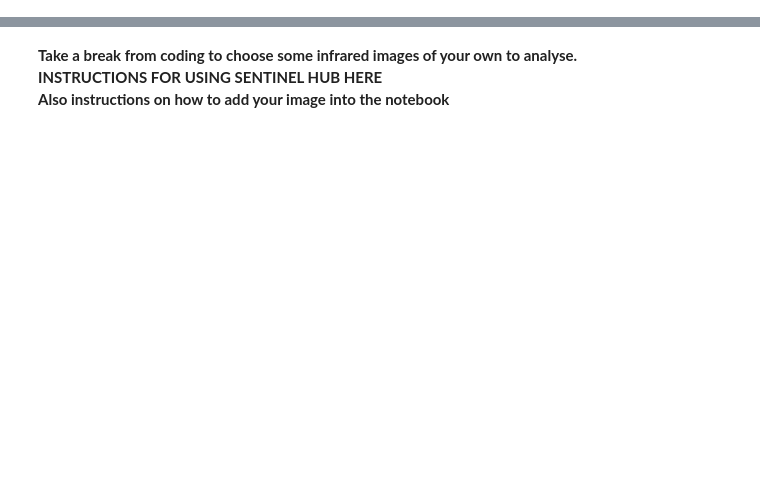
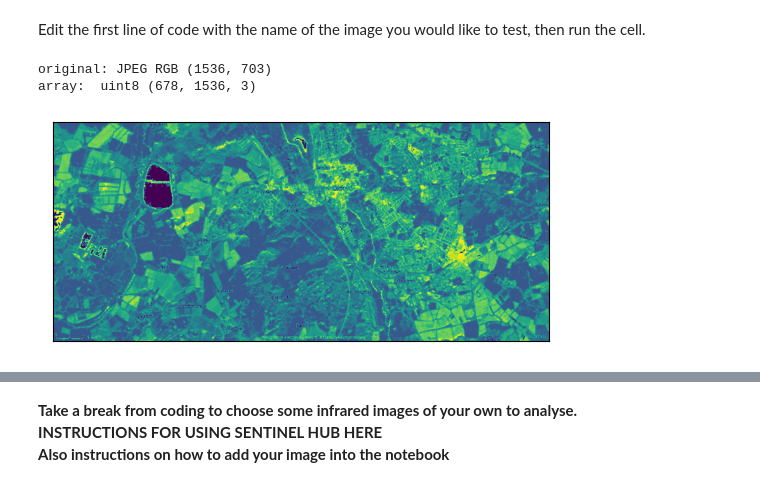
Before and after one commit to hermonochy/satellite-imagery, a Jupyter notebook: content/CCC/CreativeComputingClub.ipynb, the cells around one changed output, grey strips where cells are left out. Saved outputs shown, nothing was run; the diff lists cells and outputs as text; code cells hidden in the pictures; blank space fills up the shorter version.

```diff
--- a/content/CCC/CreativeComputingClub.ipynb
+++ b/content/CCC/CreativeComputingClub.ipynb
@@ -50,0 +46,10 @@ NameError: name 'plt' is not defined
+# %% [markdown]
+Edit the first line of code with the name of the image you would like to test, then run the cell.
+# %%
+practice_Image = s.convert( "Oxford.jpg" )
+plt.imshow(practice_Image)
+s.tidy_plot()
+# %% [output]
+original: JPEG RGB (1536, 703)
+array:  uint8 (678, 1536, 3)
+[figure, added]
```
Also changed, not shown: parts of 36 cells of this notebook, 5 other files.
